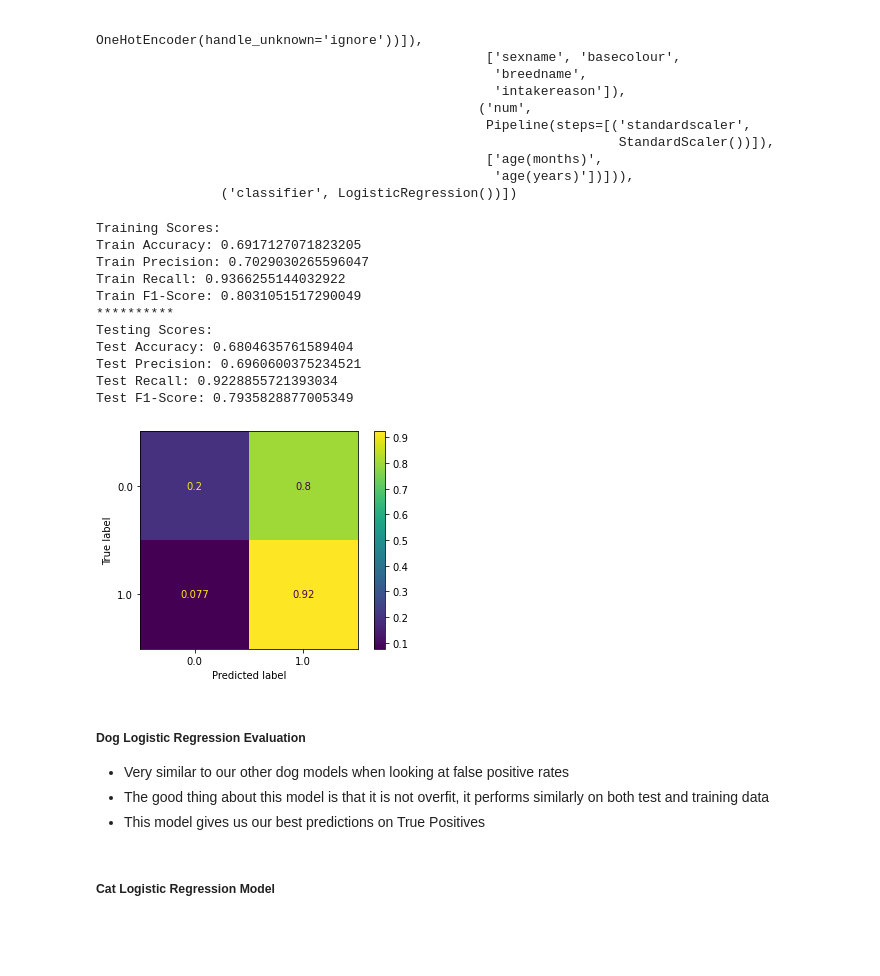
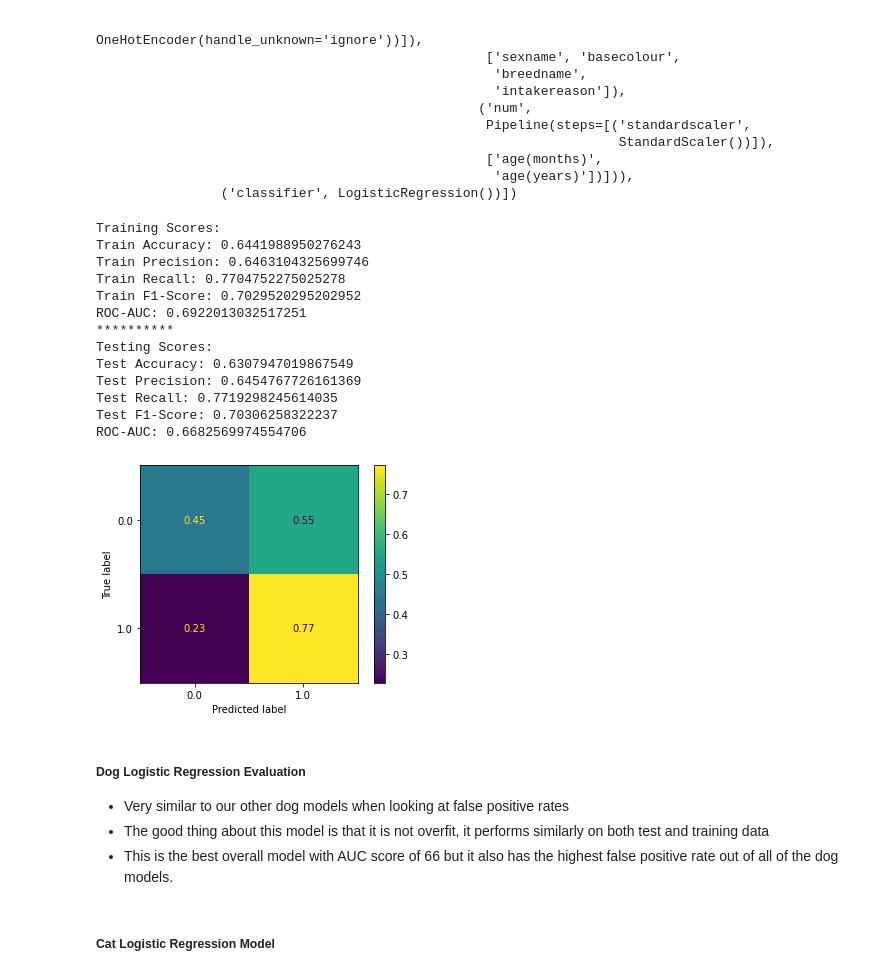
Before and after one commit to wharr1203/BloomingtonPetAdoption, a Jupyter notebook: Main Notebook.ipynb, the cells around one changed output. Saved outputs shown, nothing was run; the diff lists cells and outputs as text; code cells hidden in the pictures; blank space fills up the shorter version.

```diff
--- a/Main Notebook.ipynb
+++ b/Main Notebook.ipynb
@@ -206,6 +251,6 @@ Now I want to categorize my target column into these 2 values.
 # %%
-dog_model_data['duration of stay'][dog_model_data['duration of stay'] <= 30] = 1
-dog_model_data['duration of stay'][dog_model_data['duration of stay'] > 30] = 0
+dog_model_data['duration of stay'][dog_model_data['duration of stay'] <= 21] = 1
+dog_model_data['duration of stay'][dog_model_data['duration of stay'] > 21] = 0
 # %%
 dog_model_data['duration of stay'].value_counts()
 # %% [output]
@@ -894,26 +879,28 @@ Pipeline(steps=[('preprocessor',
                                                    'age(years)'])])),
                 ('classifier', LogisticRegression())])
 # %%
-evaluate(dog_log, X_train, X_test, y_train, y_test)
+evaluate(dog_log, X_train, X_test, y_train, y_test, 'proba')
 # %% [output]
 Training Scores:
-Train Accuracy: 0.6917127071823205
-Train Precision: 0.7029030265596047
-Train Recall: 0.9366255144032922
-Train F1-Score: 0.8031051517290049
+Train Accuracy: 0.6441988950276243
+Train Precision: 0.6463104325699746
+Train Recall: 0.7704752275025278
+Train F1-Score: 0.7029520295202952
+ROC-AUC: 0.6922013032517251
 **********
 Testing Scores:
-Test Accuracy: 0.6804635761589404
-Test Precision: 0.6960600375234521
-Test Recall: 0.9228855721393034
-Test F1-Score: 0.7935828877005349
+Test Accuracy: 0.6307947019867549
+Test Precision: 0.6454767726161369
+Test Recall: 0.7719298245614035
+Test F1-Score: 0.70306258322237
+ROC-AUC: 0.6682569974554706
-[figure, old version]
+[figure, new version]
 # %% [markdown]
 ##### Dog Logistic Regression Evaluation
 
 - Very similar to our other dog models when looking at false positive rates
 - The good thing about this model is that it is not overfit, it performs similarly on both test and training data
-- This model gives us our best predictions on True Positives
+- This is the best overall model with AUC score of 66 but it also has the highest false positive rate out of all of the dog models.
 # %% [markdown]
 ##### Cat Logistic Regression Model
 # %%
```
Also changed, not shown: parts of 128 cells of this notebook.
